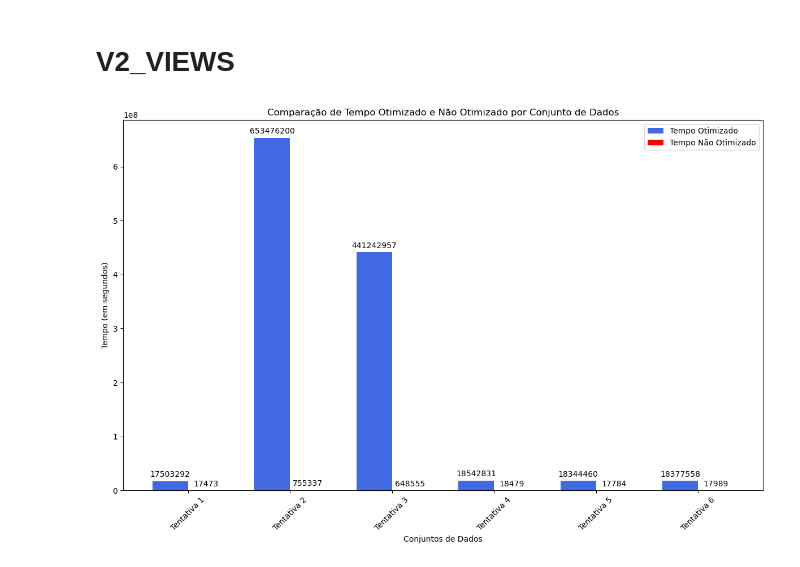
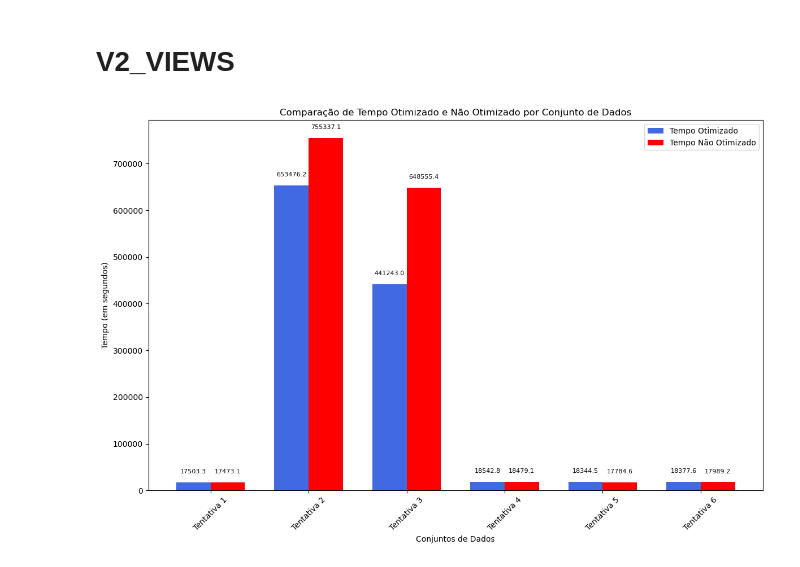
Before and after one commit to mpsdo/TCC2_ANEXO, a Jupyter notebook: Notebook Graficos/MAIN_AWS.ipynb, the cells around one changed output. Cells and saved outputs as stored; diff of their text form; code cells hidden in the pictures.

```diff
--- a/Notebook Graficos/MAIN_AWS.ipynb
+++ b/Notebook Graficos/MAIN_AWS.ipynb
@@ -69,64 +47,46 @@ See the caveats in the documentation: https://pandas.pydata.org/pandas-docs/stab
 # %% [markdown]
 # V2_VIEWS
 # %%
-import pandas as pd
 import matplotlib.pyplot as plt
 import numpy as np
 
-# Carregar o arquivo Excel
-file_path = './V2_AWS.xlsx'
-excel_data = pd.read_excel(file_path)
-
-# Corrigir o valor anormalmente grande na coluna 'tempo_nao_otimizado'
-excel_data.loc[excel_data['tempo_nao_otimizado'] > 1e7, 'tempo_nao_otimizado'] /= 1000
-
-# Filtrar apenas as linhas com tentativas numeradas
-filtered_excel_data = excel_data.dropna(subset=['tentativa'])
-
-# Ordenar os dados pela coluna 'tentativa'
-filtered_excel_data.sort_values('tentativa', inplace=True)
-
-# Configurar os dados para o gráfico
-tempo_otimizado = filtered_excel_data['tempo_otimizado'].tolist()
-tempo_nao_otimizado = filtered_excel_data['tempo_nao_otimizado'].tolist()
-labels = [f'Tentativa {int(t)}' for t in filtered_excel_data['tentativa'].tolist()]
+# Dados
+tempo_otimizado = [17503.292, 653476.200, 441242.957, 18542.831, 18344.460, 18377.558]
+tempo_nao_otimizado = [17473.116, 755337.058, 648555.408, 18479.056, 17784.593, 17989.217]
+labels = ['Tentativa 1', 'Tentativa 2', 'Tentativa 3', 'Tentativa 4', 'Tentativa 5', 'Tentativa 6']
 
 # Configurações do gráfico
-x = np.arange(len(labels))  # A quantidade de barras será baseada no número de tentativas
-width = 0.35  # Largura das barras
+x = np.arange(len(labels))
+width = 0.35
 
-# Criar o gráfico
-fig, ax = plt.subplots(figsize=(12, 8))
+fig, ax = plt.subplots(figsize=(12, 8))  # Ajuste no tamanho do gráfico
 rects1 = ax.bar(x - width/2, tempo_otimizado, width, label='Tempo Otimizado', color='#4169e1')
 rects2 = ax.bar(x + width/2, tempo_nao_otimizado, width, label='Tempo Não Otimizado', color='#ff0000')
 
 # Adicionando textos e etiquetas
 ax.set_xlabel('Conjuntos de Dados')
 ax.set_ylabel('Tempo (em segundos)')
 ax.set_title('Comparação de Tempo Otimizado e Não Otimizado por Conjunto de Dados')
 ax.set_xticks(x)
-ax.set_xticklabels(labels, rotation=45)
+ax.set_xticklabels(labels, rotation=45)  # Rotacionando os rótulos
 ax.legend()
 
 # Função para adicionar uma etiqueta de valor em cada coluna
 def autolabel(rects):
-    """Adiciona etiquetas de altura em cada barra do gráfico."""
     for rect in rects:
         height = rect.get_height()
-        ax.annotate('{}'.format(int(height)),
+        ax.annotate('{:.1f}'.format(height),  # Formatação dos números
                     xy=(rect.get_x() + rect.get_width() / 2, height),
-                    xytext=(0, 3),  # 3 points vertical offset
+                    xytext=(0, 10),  # Deslocamento vertical aumentado
                     textcoords="offset points",
-                    ha='center', va='bottom')
+                    ha='center', va='bottom', fontsize=8)  # Tamanho de fonte reduzido
 
-# Chamar a função autolabel para as duas séries de barras
 autolabel(rects1)
 autolabel(rects2)
 
-# Ajuste do layout
 fig.tight_layout()
 
-# Mostrar o gráfico
+# Mostrando o gráfico
 plt.show()
 # %% [output]
-[figure, old version]
+[figure, new version]
```
Also changed, not shown: parts of 5 cells of this notebook, 1 other file.
